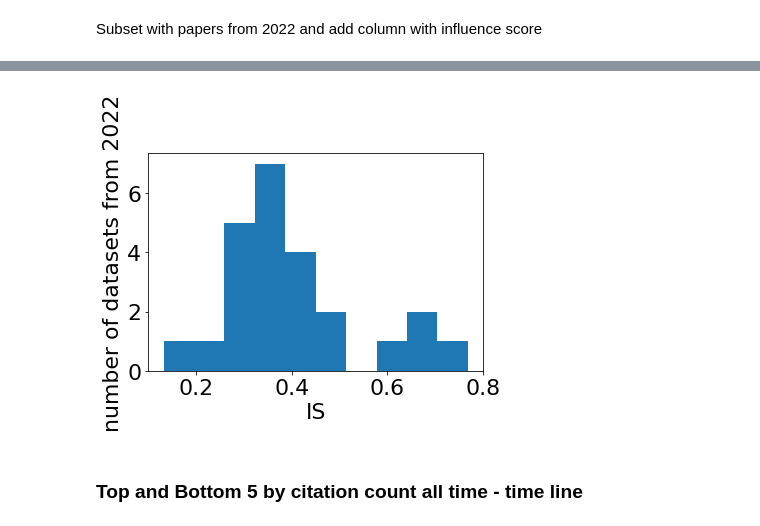
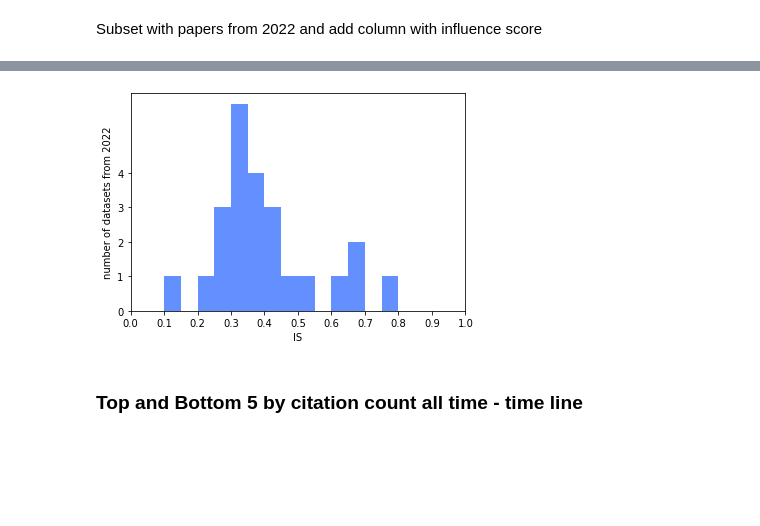
Before and after one commit to daniel-bogdoll/ad_datasets_influence, a Jupyter notebook: 5_analysis.ipynb, the cells around one changed output, grey strips where cells are left out. Cells and saved outputs as stored; diff of their text form; code cells hidden in the pictures; blank space fills up the shorter version.

Commit message:
added white test, improved plot labeling, added comments

```diff
--- a/5_analysis.ipynb
+++ b/5_analysis.ipynb
@@ -53,6 +55,7 @@ df_name.to_csv(f'output/retrieved_{len(names)}.csv', index=False, header=False,
 185
 # %%
 def calc_h_score(citations):
+    """Calculates h-index"""
     if citations:
         citations = np.array(citations)
         n         = citations.shape[0]
@@ -111,6 +114,7 @@ class scoring:
         return numb_cit
 
     def just_citations_non_cumulative(self):
+        """Returns citation count for only a year instead of cumulatively"""
         numb_cit = 0
         for paper in self.o_paper['paperInfo']['citations']:
             #print(paper)
@@ -828,11 +777,14 @@ df_features_IS_2022
 # %%
-plt.hist(ls_influence_score)
+plt.hist(ls_influence_score, bins=20, range=(0,1), color='#648fff')
 plt.xlabel('IS')
 plt.ylabel('number of datasets from 2022')
+plt.xlim((0,1))
+plt.xticks(np.array([*range(0, 11)])/10)
+plt.yticks([*range(0, 5)])
 plt.savefig('output/hist_2022_influence_score.pdf')
 plt.show()
 # %% [output]
-[figure, old version]
+[figure, new version]
 # %% [markdown]
 ### Top and Bottom 5 by citation count all time - time line
 # %% [markdown]
```
Also changed, not shown: parts of 26 cells of this notebook, 4 other files.
